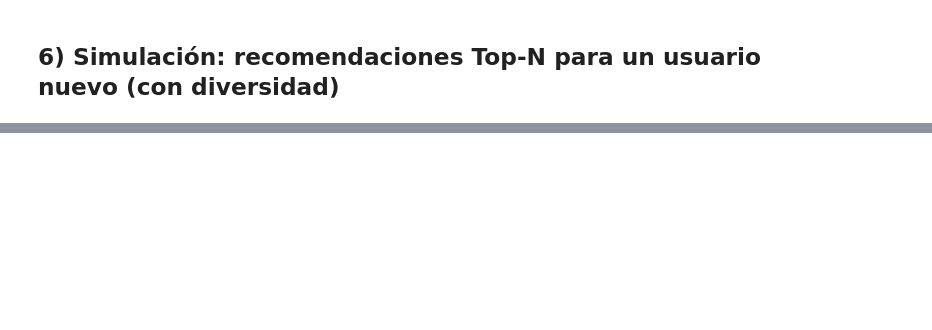
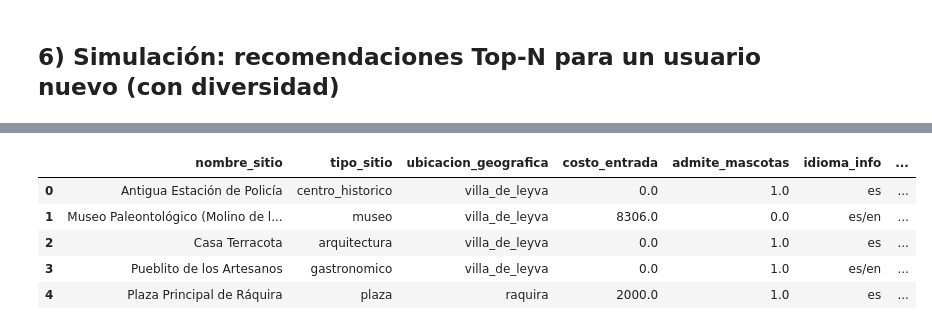
Before and after one commit to carlosedudardo/villaIA-leyva, a Jupyter notebook: notebook_reco_villa_de_leyva.ipynb, the cells around one changed output, grey strips where cells are left out. Drawn from its saved outputs; the diff is of its cells as text; code cells hidden in the pictures; blank space fills up the shorter version.

```diff
--- a/notebook_reco_villa_de_leyva.ipynb
+++ b/notebook_reco_villa_de_leyva.ipynb
@@ -840,0 +903,74 @@ Transformation Pipeline and Model Successfully Loaded
+# %%
+# --------------------------
+# Lote de perfiles de prueba
+# --------------------------
+
+PERFILES_PRUEBA = [
+    # --- MÍNIMOS (solo 5-6 campos) ---
+    {"tipo_turista_preferido": "cultura",      "compania_viaje": "solo",
+     "epoca_visita": "fin_de_semana",          "presupuesto_estimado": 80000,   "edad": 22},
+
+    {"tipo_turista_preferido": "aventura",     "compania_viaje": "pareja",
+     "epoca_visita": "puente_festivo",         "presupuesto_estimado": 150000,  "edad": 29},
+
+    {"tipo_turista_preferido": "gastronomico", "compania_viaje": "familia",
+     "epoca_visita": "temporada_alta",         "presupuesto_estimado": 200000,  "edad": 35},
+
+    {"tipo_turista_preferido": "naturaleza",   "compania_viaje": "grupo",
+     "epoca_visita": "temporada_baja",         "presupuesto_estimado": 60000,   "edad": 27},
+
+    {"tipo_turista_preferido": "historia",     "compania_viaje": "pareja",
+     "epoca_visita": "fin_de_semana",          "presupuesto_estimado": 90000,   "edad": 41},
+
+    # --- MÍNIMOS con extremos de presupuesto/edad (estresan imputación) ---
+    {"tipo_turista_preferido": "aventura",     "compania_viaje": "solo",
+     "epoca_visita": "temporada_alta",         "presupuesto_estimado": 30000,   "edad": 18},  # bajo presupuesto
+
+    {"tipo_turista_preferido": "cultura",      "compania_viaje": "familia",
+     "epoca_visita": "puente_festivo",         "presupuesto_estimado": 500000,  "edad": 68},  # alto presupuesto, mayor
+
+    # --- MÍNIMOS con restricciones de movilidad (deja defaults para lo demás) ---
+    {"tipo_turista_preferido": "gastronomico", "compania_viaje": "pareja",
+     "epoca_visita": "fin_de_semana",          "presupuesto_estimado": 120000,  "edad": 33,
+     "restricciones_movilidad": "leve"},
+
+    {"tipo_turista_preferido": "naturaleza",   "compania_viaje": "grupo",
+     "epoca_visita": "puente_festivo",         "presupuesto_estimado": 110000,  "edad": 24,
+     "restricciones_movilidad": "ninguna"},
+
+    {"tipo_turista_preferido": "historia",     "compania_viaje": "familia",
+     "epoca_visita": "temporada_baja",         "presupuesto_estimado": 140000,  "edad": 52,
+     "restricciones_movilidad": "alta"},
+
+    # --- “AVANZADOS” (añaden campos opcionales para probar pipeline) ---
+    {"tipo_turista_preferido": "cultura",      "compania_viaje": "pareja",
+     "epoca_visita": "fin_de_semana",          "presupuesto_estimado": 130000,  "edad": 31,
+     "frecuencia_viaje": 3, "sitios_visitados": 5, "calificacion_sitios_previos": 4.2,
+     "tiempo_estancia_promedio": 2},
+
+    {"tipo_turista_preferido": "naturaleza",   "compania_viaje": "solo",
+     "epoca_visita": "temporada_alta",         "presupuesto_estimado": 95000,   "edad": 26,
+     "frecuencia_viaje": 1, "sitios_visitados": 1, "calificacion_sitios_previos": 3.0,
+     "tiempo_estancia_promedio": 1},
+
+    {"tipo_turista_preferido": "gastronomico", "compania_viaje": "familia",
+     "epoca_visita": "puente_festivo",         "presupuesto_estimado": 180000,  "edad": 45,
+     "frecuencia_viaje": 2, "sitios_visitados": 8, "calificacion_sitios_previos": 4.8,
+     "tiempo_estancia_promedio": 2},
+
+    {"tipo_turista_preferido": "aventura",     "compania_viaje": "grupo",
+     "epoca_visita": "temporada_baja",         "presupuesto_estimado": 70000,   "edad": 20,
+     "frecuencia_viaje": 4, "sitios_visitados": 10, "calificacion_sitios_previos": 4.0,
+     "tiempo_estancia_promedio": 3},
+
+    {"tipo_turista_preferido": "historia",     "compania_viaje": "pareja",
+     "epoca_visita": "fin_de_semana",          "presupuesto_estimado": 160000,  "edad": 38,
+     "frecuencia_viaje": 2, "sitios_visitados": 3, "calificacion_sitios_previos": 2.9,
+     "tiempo_estancia_promedio": 1},
+]
+
+# Helper para ejecutar todos y ver Top-N
+for i, perfil in enumerate(PERFILES_PRUEBA, 1):
+    print(f"\n=== PERFIL #{i} ===")
+    display(recommend_for_user(perfil))
+# %% [output]
@@ -840,0 +982,6 @@ Transformation Pipeline and Model Successfully Loaded
+|  | nombre_sitio | tipo_sitio | ubicacion_geografica | costo_entrada | admite_mascotas | idioma_info | ... |
+| 0 | Antigua Estación de Policía | centro_historico | villa_de_leyva | 0.0 | 1.0 | es | ... |
+| 1 | Museo Paleontológico (Molino de l... | museo | villa_de_leyva | 8306.0 | 0.0 | es/en | ... |
+| 2 | Casa Terracota | arquitectura | villa_de_leyva | 0.0 | 1.0 | es | ... |
+| 3 | Pueblito de los Artesanos | gastronomico | villa_de_leyva | 0.0 | 1.0 | es/en | ... |
+| 4 | Plaza Principal de Ráquira | plaza | raquira | 2000.0 | 1.0 | es | ... |
```
Also changed, not shown: parts of 8 cells of this notebook, 43 other files.
